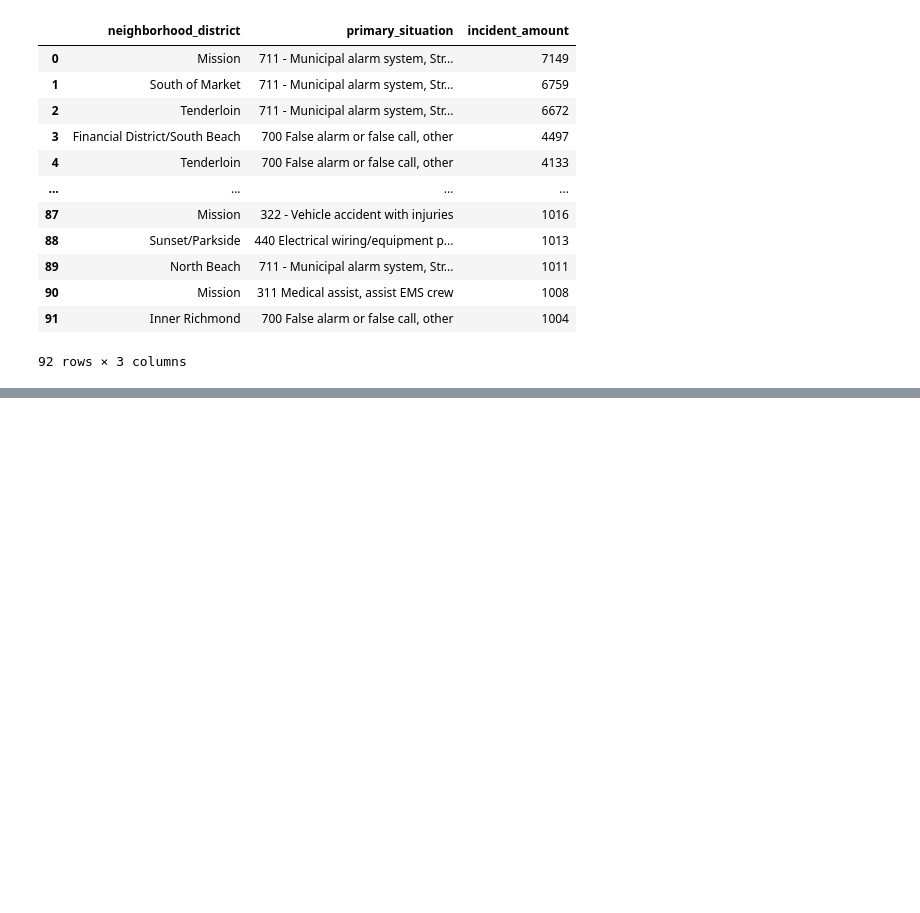
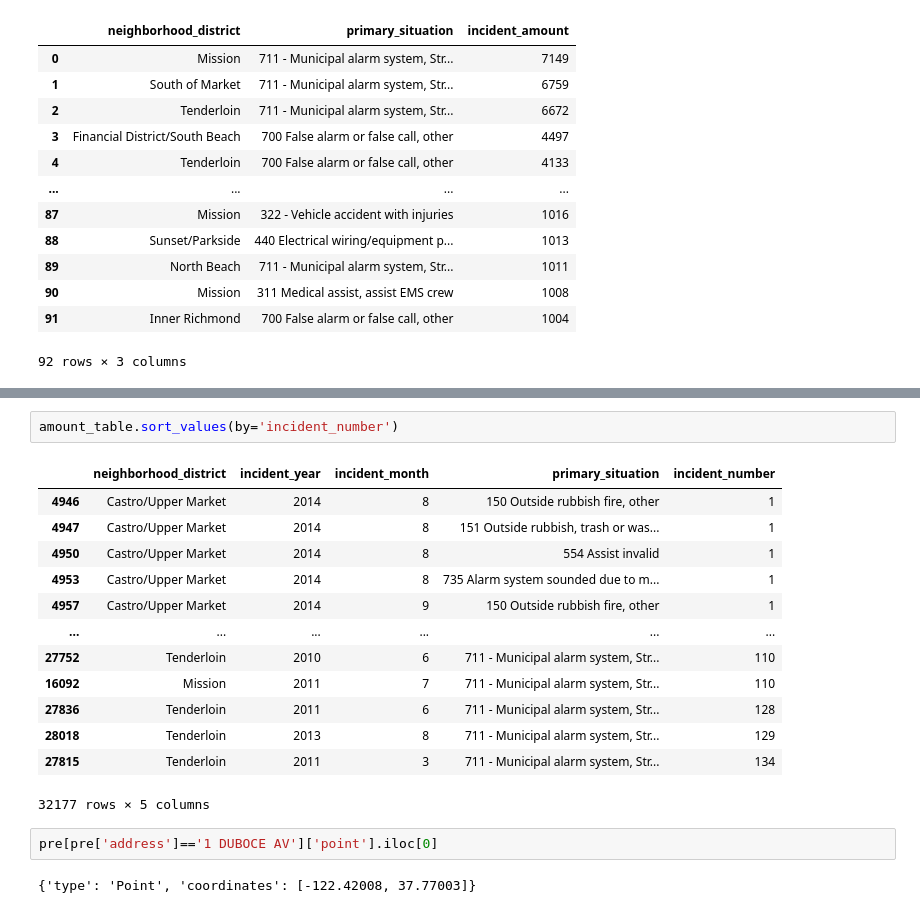
Before and after one commit to griffintighe/fire_ml, a Jupyter notebook: explore.ipynb, the cells around one changed output, grey strips where cells are left out. Saved outputs shown, nothing was run; the diff lists cells and outputs as text; blank space fills up the shorter version.

```diff
--- a/explore.ipynb
+++ b/explore.ipynb
@@ -186,0 +189,20 @@ base_date[base_date['date_amount']>1000]
+# %%
+amount_table.sort_values(by='incident_number')
+# %% [output]
+|  | neighborhood_district | incident_year | incident_month | primary_situation | incident_number |
+| 4946 | Castro/Upper Market | 2014 | 8 | 150 Outside rubbish fire, other | 1 |
+| 4947 | Castro/Upper Market | 2014 | 8 | 151 Outside rubbish, trash or was... | 1 |
+| 4950 | Castro/Upper Market | 2014 | 8 | 554 Assist invalid | 1 |
+| 4953 | Castro/Upper Market | 2014 | 8 | 735 Alarm system sounded due to m... | 1 |
+| 4957 | Castro/Upper Market | 2014 | 9 | 150 Outside rubbish fire, other | 1 |
+| ... | ... | ... | ... | ... | ... |
+| 27752 | Tenderloin | 2010 | 6 | 711 - Municipal alarm system, Str... | 110 |
+| 16092 | Mission | 2011 | 7 | 711 - Municipal alarm system, Str... | 110 |
+| 27836 | Tenderloin | 2011 | 6 | 711 - Municipal alarm system, Str... | 128 |
+| 28018 | Tenderloin | 2013 | 8 | 711 - Municipal alarm system, Str... | 129 |
+| 27815 | Tenderloin | 2011 | 3 | 711 - Municipal alarm system, Str... | 134 |
+32177 rows × 5 columns
+# %%
+pre[pre['address']=='1 DUBOCE AV']['point'].iloc[0]
+# %% [output]
+{'type': 'Point', 'coordinates': [-122.42008, 37.77003]}
```
Also changed, not shown: parts of 28 cells of this notebook, 1 other file.
